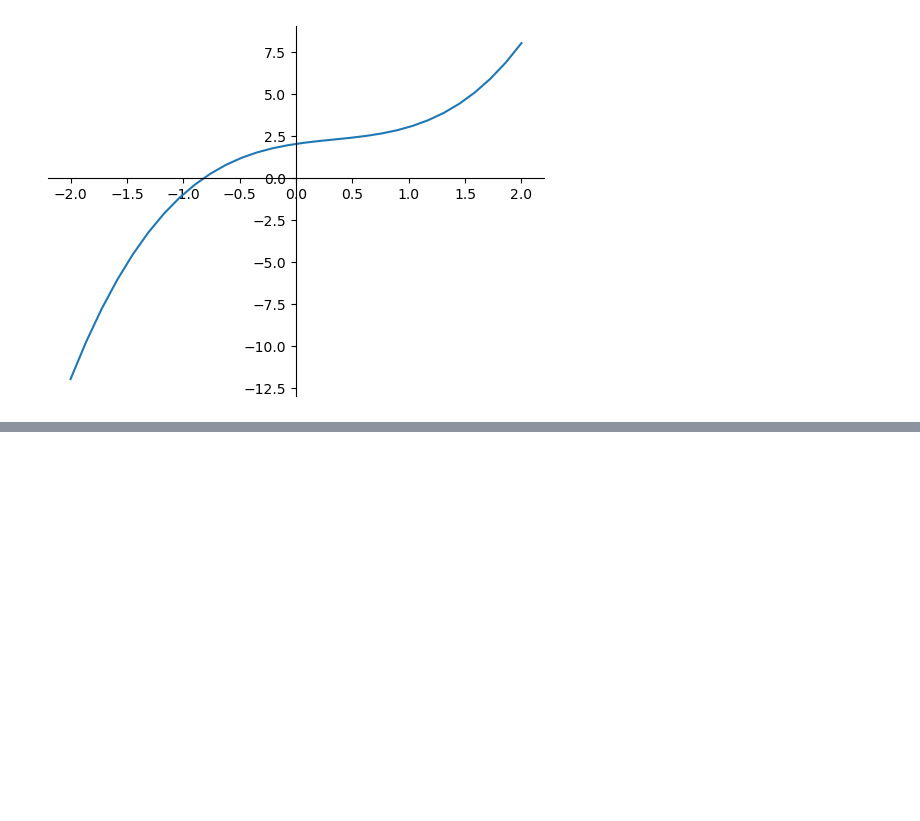
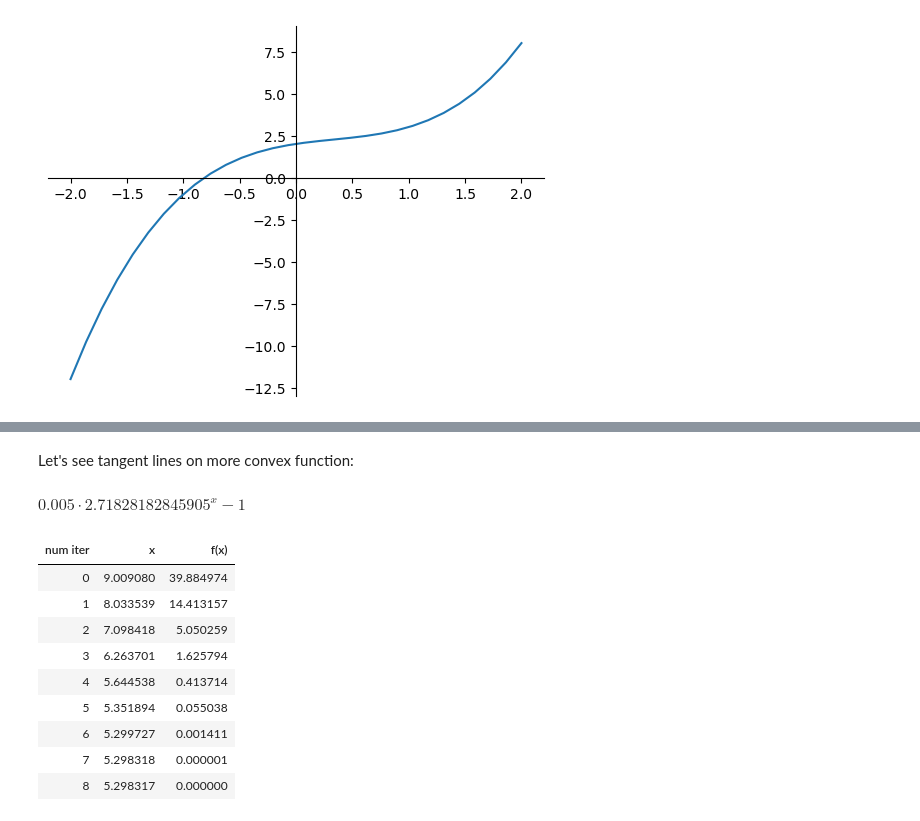
Before and after one commit to sugoma11/math_numerical, a Jupyter notebook: newton_one_eq.ipynb, the cells around one changed output, grey strips where cells are left out. Saved outputs shown, nothing was run; the diff lists cells and outputs as text; code cells hidden in the pictures; blank space fills up the shorter version.

```diff
--- a/newton_one_eq.ipynb
+++ b/newton_one_eq.ipynb
@@ -77,0 +80,8 @@ print(pd.DataFrame(data=d_first).to_string(index=False))
+# %% [markdown]
+Let's see tangent lines on more convex function:
+# %%
+def view(x):
+    return 0.005 * np.e ** x - 1
+view(x)
+# %% [output]
+$\displaystyle 0.005 \cdot 2.71828182845905^{x} - 1$
@@ -77,0 +95,13 @@ print(pd.DataFrame(data=d_first).to_string(index=False))
+# %%
+df2.style.hide(axis="index")
+# %% [output]
+| num iter | x | f(x) |
+| 0 | 9.009080 | 39.884974 |
+| 1 | 8.033539 | 14.413157 |
+| 2 | 7.098418 | 5.050259 |
+| 3 | 6.263701 | 1.625794 |
+| 4 | 5.644538 | 0.413714 |
+| 5 | 5.351894 | 0.055038 |
+| 6 | 5.299727 | 0.001411 |
+| 7 | 5.298318 | 0.000001 |
+| 8 | 5.298317 | 0.000000 |
```
Also changed, not shown: parts of 6 cells of this notebook.
